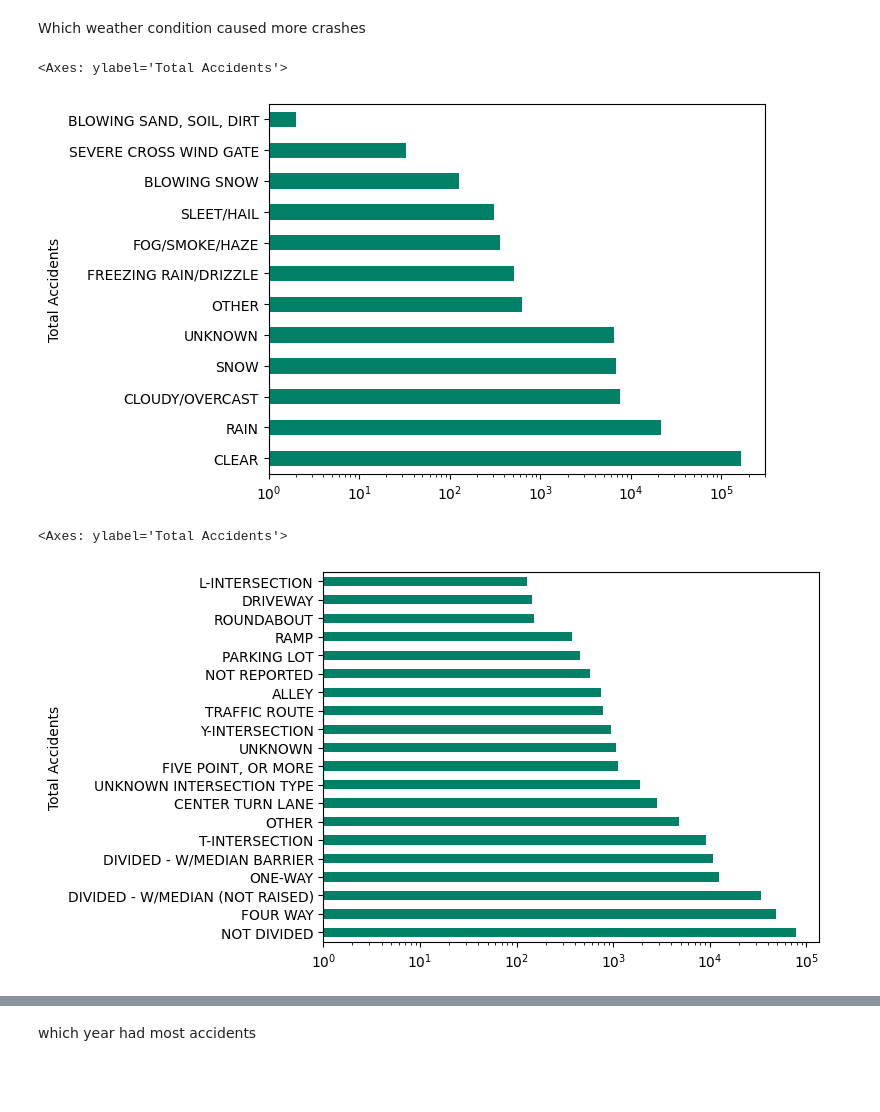
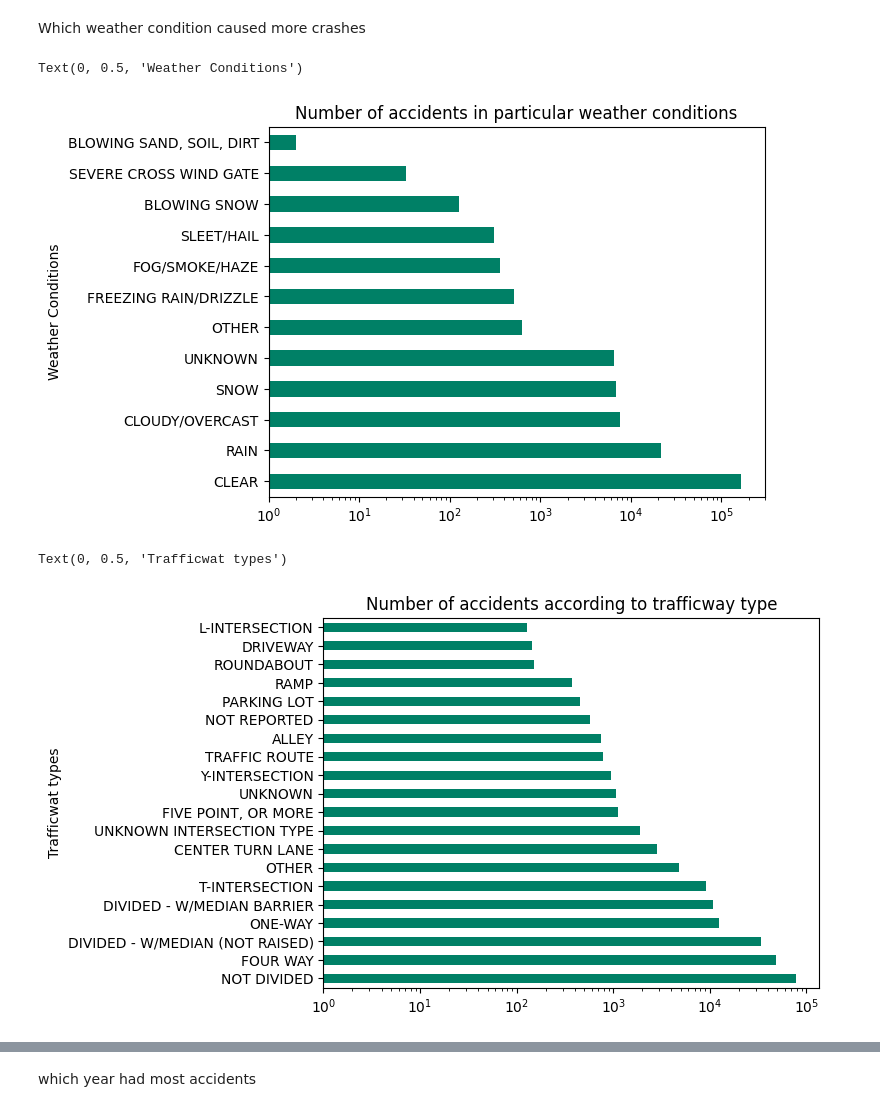
Before and after one commit to OwaisRaza06/EDA, a Jupyter notebook: Accident analysis dataset/accidents analysis.ipynb, the cells around one changed output, grey strips where cells are left out. Saved outputs shown, nothing was run; the diff lists cells and outputs as text; code cells hidden in the pictures; blank space fills up the shorter version.

```diff
--- a/Accident analysis dataset/accidents analysis.ipynb
+++ b/Accident analysis dataset/accidents analysis.ipynb
@@ -169,13 +157,17 @@ df['crash_month'].value_counts().plot(kind = 'barh', log = True, ylabel = 'Total
 Which weather condition caused more crashes
 # %%
 df['weather_condition'].value_counts().plot(kind = 'barh', log = True, ylabel = 'Total Accidents', colormap='summer')
+plt.title('Number of accidents in particular weather conditions')
+plt.ylabel('Weather Conditions')
 # %% [output]
-<Axes: ylabel='Total Accidents'>
+Text(0, 0.5, 'Weather Conditions')
-[figure, old version]
+[figure, new version]
 # %%
 # the top 3 weather conditions that caused most of the crashes are clear, rain, cloudy/overcast
 # %%
 df['trafficway_type'].value_counts().plot(kind = 'barh', log = True, ylabel = 'Total Accidents', colormap='summer')
+plt.title('Number of accidents according to trafficway type')
+plt.ylabel('Trafficwat types')
 # %% [output]
-<Axes: ylabel='Total Accidents'>
+Text(0, 0.5, 'Trafficwat types')
-[figure, old version]
+[figure, new version]
```
Also changed, not shown: parts of 26 cells of this notebook.
